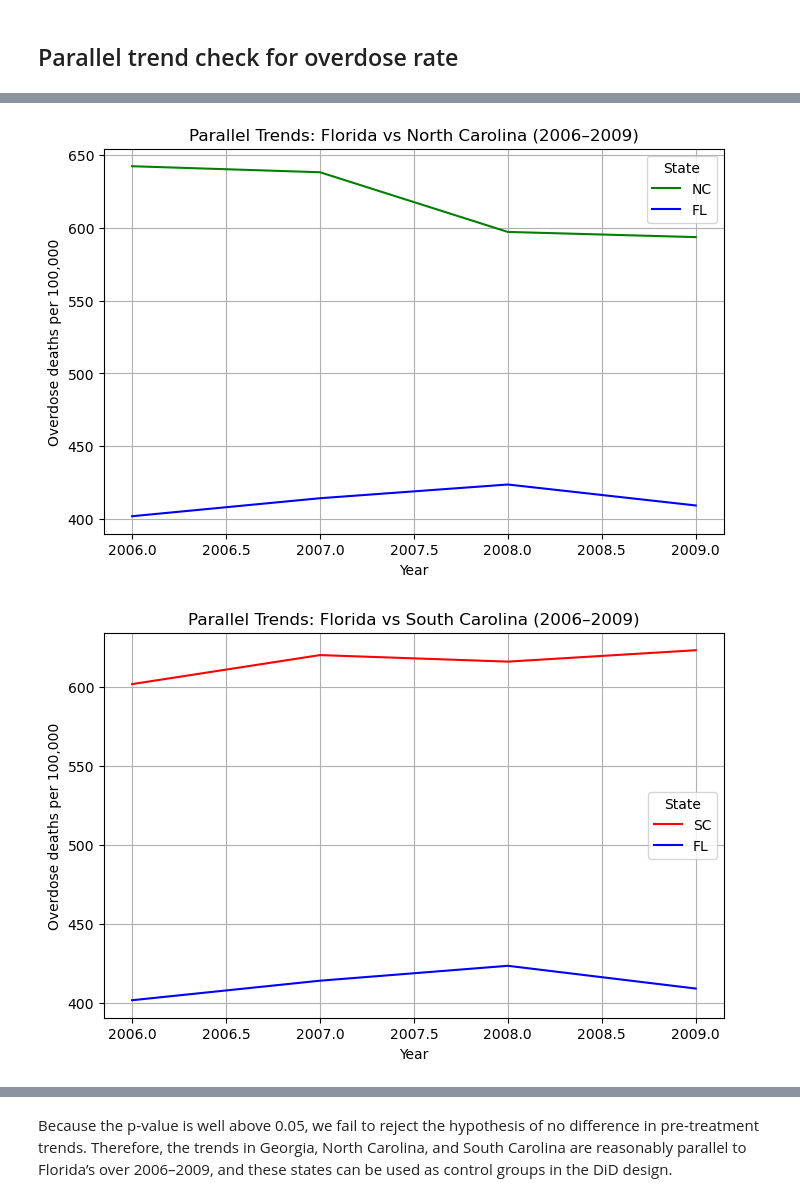
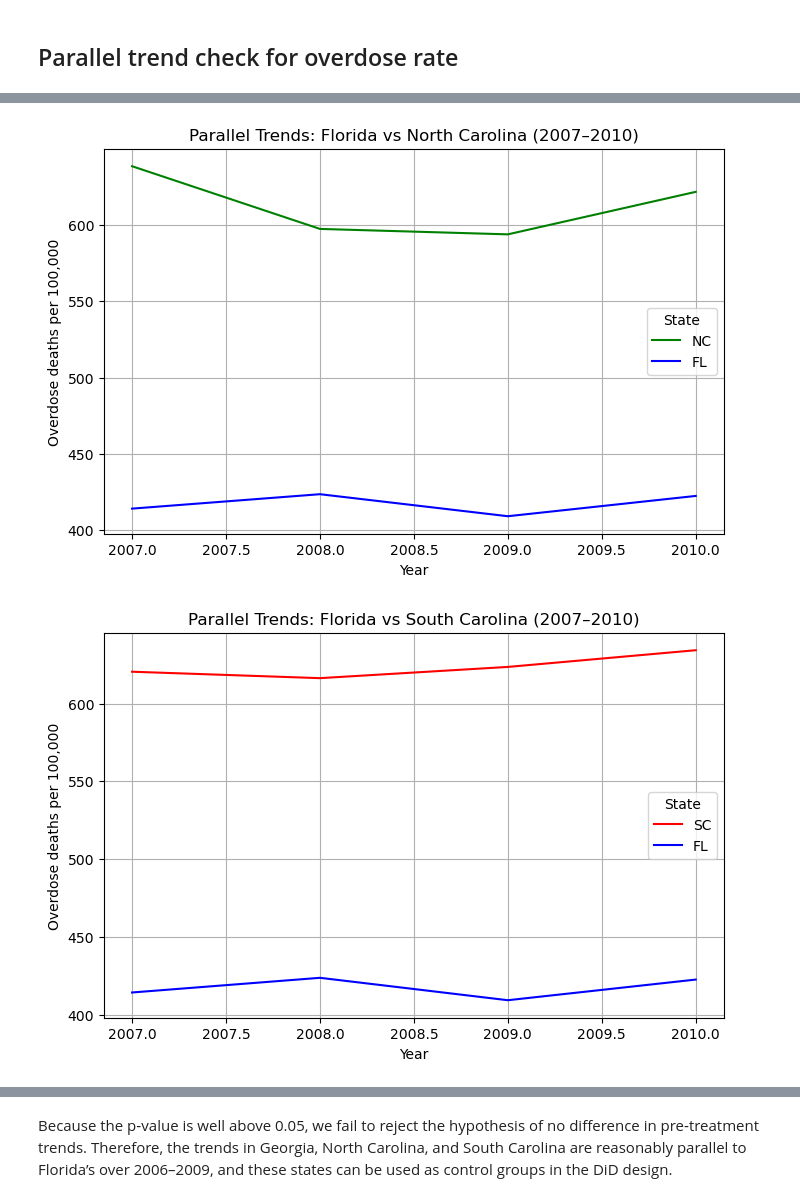
Before and after one commit to MIDS-at-Duke/pds-2025-opioids-study_on_opioids, a Jupyter notebook: parallel_trend_check.ipynb, the cells around one changed output, grey strips where cells are left out. Saved outputs shown, nothing was run; the diff lists cells and outputs as text; code cells hidden in the pictures.

```diff
--- a/parallel_trend_check.ipynb
+++ b/parallel_trend_check.ipynb
@@ -29,13 +27,13 @@ Index(['State', 'County', 'Total_MME', 'County.1', 'County Code',
 # %% [markdown]
 ## Parallel trend check for overdose rate ##
 # %%
-# Build panel for selected states and pre-treatment years (2006-2009)
+# Build panel for selected states and pre-treatment years (2007-2010)
 states = ["FL", "NC", "SC", "GA"]
 
 df_fl_panel = final_merged[
     (final_merged["State"].isin(states))
-    & (final_merged["year"] >= 2006)
-    & (final_merged["year"] <= 2009)
+    & (final_merged["year"] >= 2007)
+    & (final_merged["year"] <= 2010)
 ][
     [
         "County Code",
@@ -113,39 +110,39 @@ sns.lineplot(
     errorbar=None,
 )
 
-plt.title("Parallel Trends: Florida vs North Carolina (2006–2009)")
+plt.title("Parallel Trends: Florida vs North Carolina (2007–2010)")
 plt.xlabel("Year")
 plt.ylabel("Overdose deaths per 100,000")
 plt.grid(True)
 plt.legend(title="State")
 plt.show()
 # %% [output]
-[figure, old version]
+[figure, new version]
 # %%
 # Florida vs South Carolina
 states_sc = ["FL", "SC"]
 
 df_sc = df_fl_panel[df_fl_panel["State"].isin(states_sc)].copy()
 
 plt.figure(figsize=(8, 5))
 
 sns.lineplot(
     data=df_sc,
     x="year",
     y="overdose_rate",
     hue="State",
     palette={"FL": "blue", "SC": "red"},
     errorbar=None,
 )
 
-plt.title("Parallel Trends: Florida vs South Carolina (2006–2009)")
+plt.title("Parallel Trends: Florida vs South Carolina (2007–2010)")
 plt.xlabel("Year")
 plt.ylabel("Overdose deaths per 100,000")
 plt.grid(True)
 plt.legend(title="State")
 plt.show()
 # %% [output]
-[figure, old version]
+[figure, new version]
 # %%
 # Florida vs Georgia
 states_ga = ["FL", "GA"]
```
Also changed, not shown: parts of 18 cells of this notebook, 2 other files.
